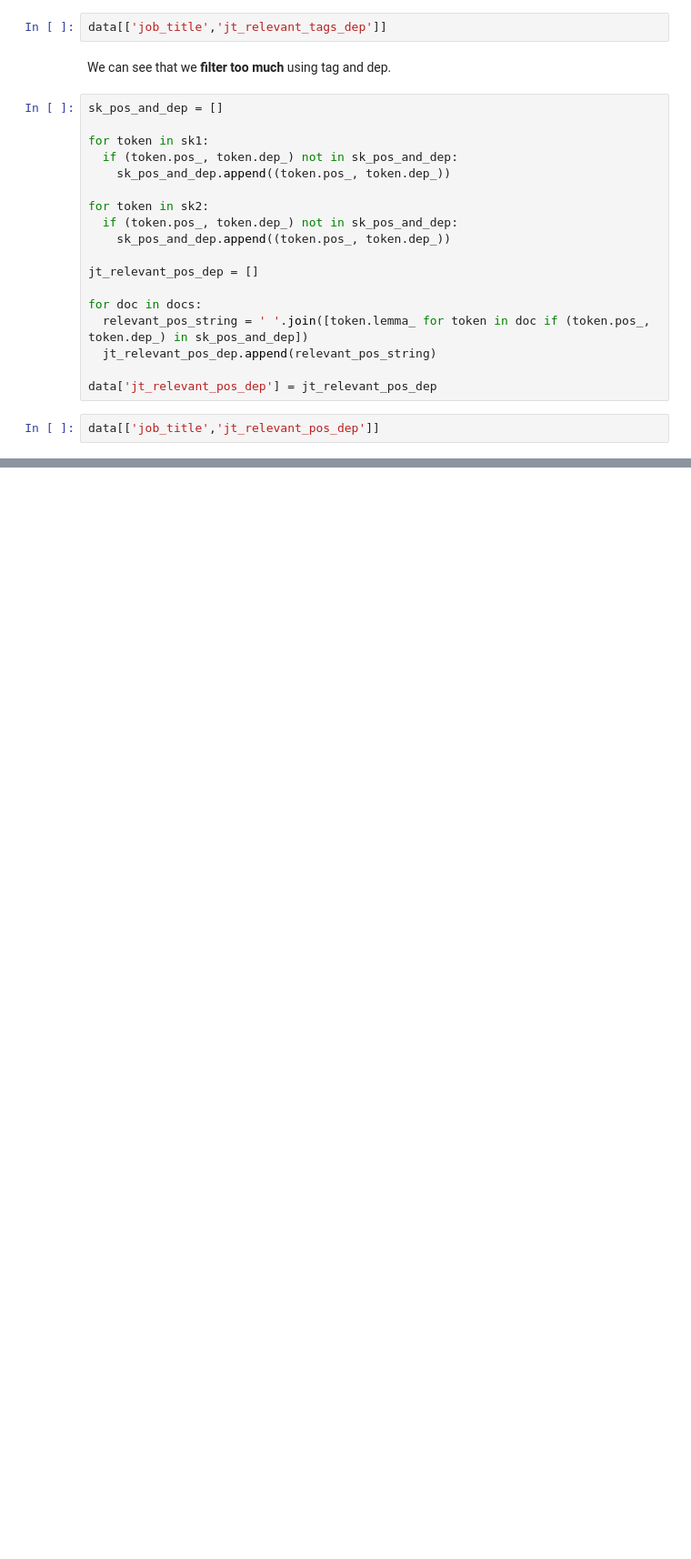
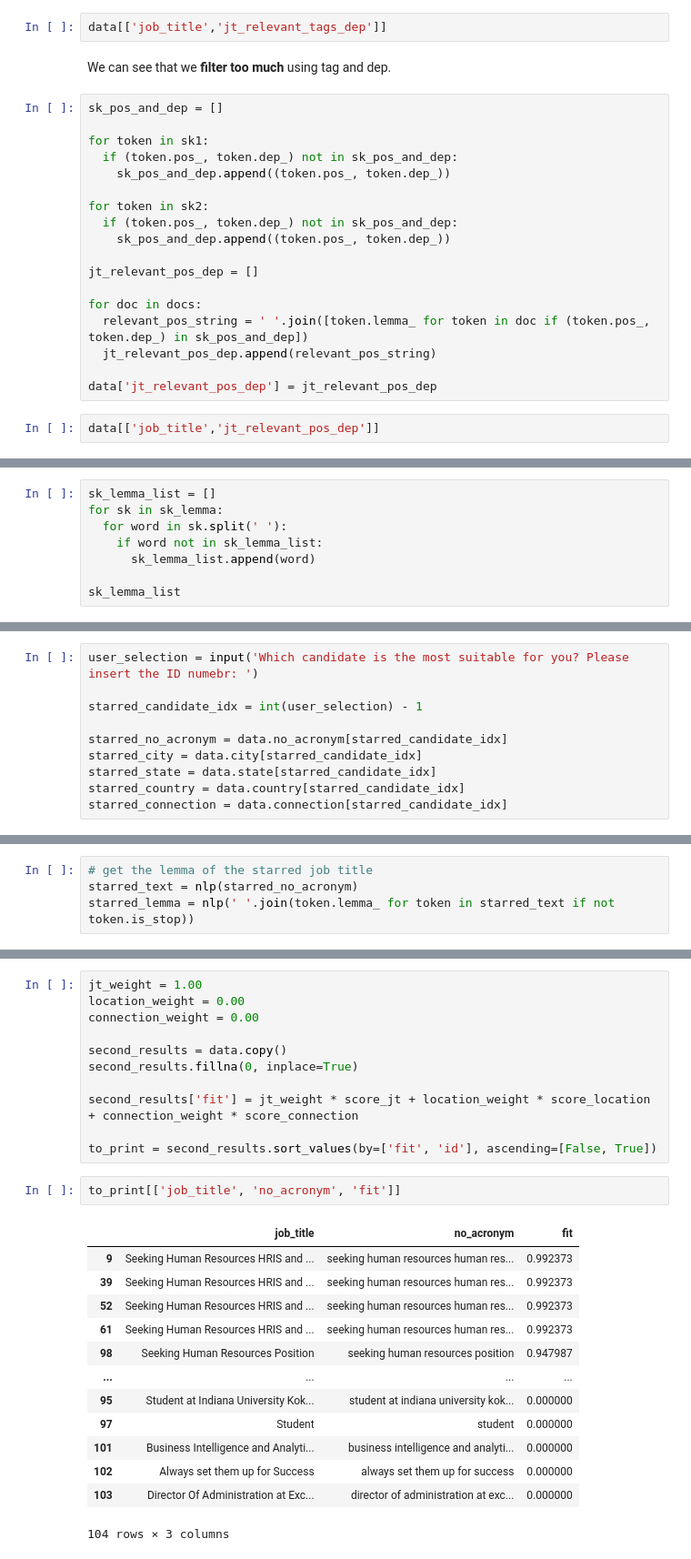
Before and after one commit to Ilvecho/Potential-Talent, a Jupyter notebook: P3_notebook.ipynb, the cells around one changed output, grey strips where cells are left out. Shown at 91% size. Saved outputs shown, nothing was run; the diff lists cells and outputs as text; blank space fills up the shorter version.

Commit message:
Check if SK is present in JT otherwise score 0; second step in spacy

```diff
--- a/P3_notebook.ipynb
+++ b/P3_notebook.ipynb
@@ -878,0 +867,8 @@ Hence, we stick using the **tag** only.
+# %%
+sk_lemma_list = []
+for sk in sk_lemma:
+  for word in sk.split(' '):
+    if word not in sk_lemma_list:
+      sk_lemma_list.append(word)
+
+sk_lemma_list
@@ -878,0 +936,10 @@ Hence, we stick using the **tag** only.
+# %%
+user_selection = input('Which candidate is the most suitable for you? Please insert the ID numebr: ')
+
+starred_candidate_idx = int(user_selection) - 1
+
+starred_no_acronym = data.no_acronym[starred_candidate_idx]
+starred_city = data.city[starred_candidate_idx]
+starred_state = data.state[starred_candidate_idx]
+starred_country = data.country[starred_candidate_idx]
+starred_connection = data.connection[starred_candidate_idx]
@@ -878,0 +950,4 @@ Hence, we stick using the **tag** only.
+# %%
+# get the lemma of the starred job title
+starred_text = nlp(starred_no_acronym)
+starred_lemma = nlp(' '.join(token.lemma_ for token in starred_text if not token.is_stop))
@@ -878,0 +988,27 @@ Hence, we stick using the **tag** only.
+# %%
+jt_weight = 1.00
+location_weight = 0.00
+connection_weight = 0.00
+
+second_results = data.copy()
+second_results.fillna(0, inplace=True)
+
+second_results['fit'] = jt_weight * score_jt + location_weight * score_location + connection_weight * score_connection
+
+to_print = second_results.sort_values(by=['fit', 'id'], ascending=[False, True])
+# %%
+to_print[['job_title', 'no_acronym', 'fit']]
+# %% [output]
+|  | job_title | no_acronym | fit |
+| 9 | Seeking Human Resources HRIS and ... | seeking human resources human res... | 0.992373 |
+| 39 | Seeking Human Resources HRIS and ... | seeking human resources human res... | 0.992373 |
+| 52 | Seeking Human Resources HRIS and ... | seeking human resources human res... | 0.992373 |
+| 61 | Seeking Human Resources HRIS and ... | seeking human resources human res... | 0.992373 |
+| 98 | Seeking Human Resources Position | seeking human resources position | 0.947987 |
+| ... | ... | ... | ... |
+| 95 | Student at Indiana University Kok... | student at indiana university kok... | 0.000000 |
+| 97 | Student | student | 0.000000 |
+| 101 | Business Intelligence and Analyti... | business intelligence and analyti... | 0.000000 |
+| 102 | Always set them up for Success | always set them up for success | 0.000000 |
+| 103 | Director Of Administration at Exc... | director of administration at exc... | 0.000000 |
+104 rows × 3 columns
```
Also changed, not shown: parts of 10 cells of this notebook.
